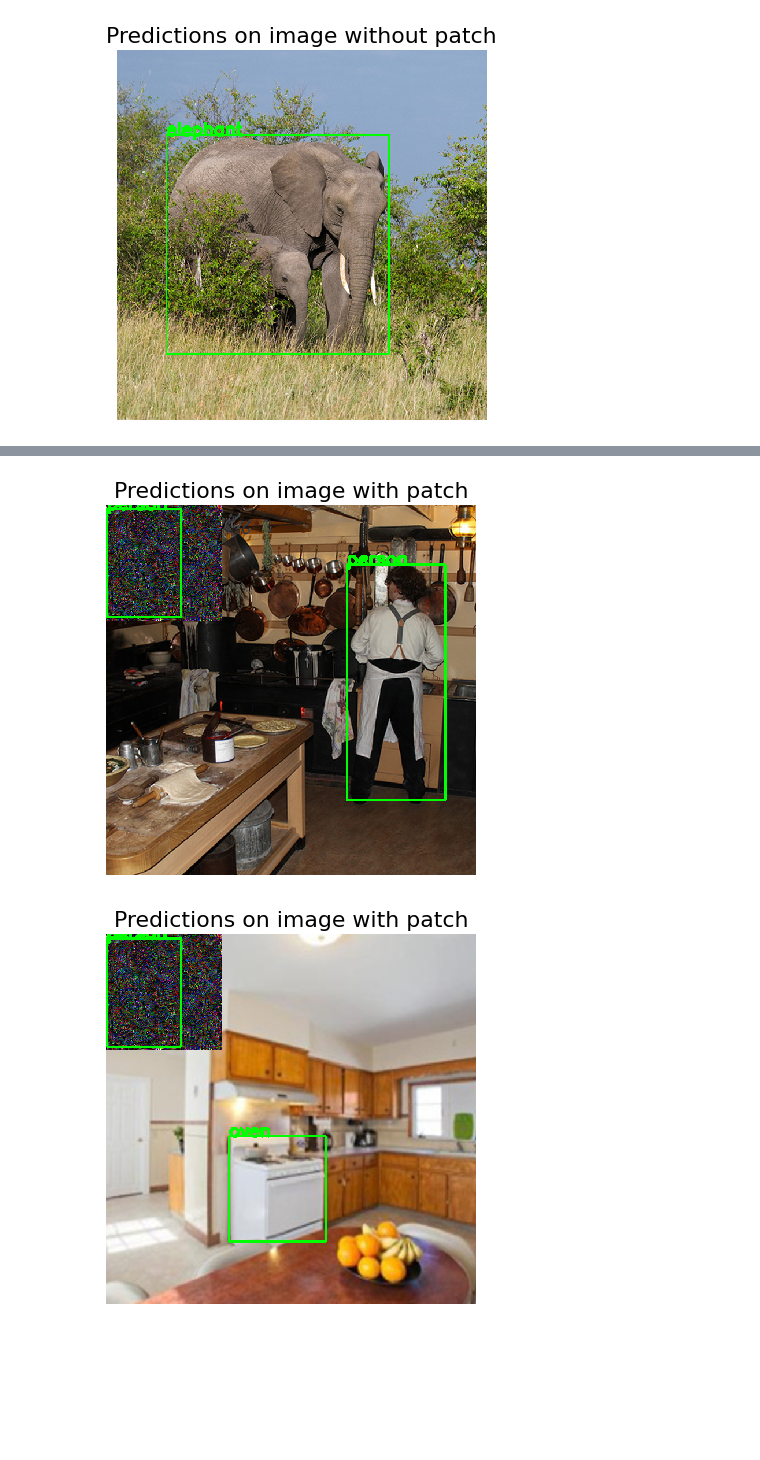
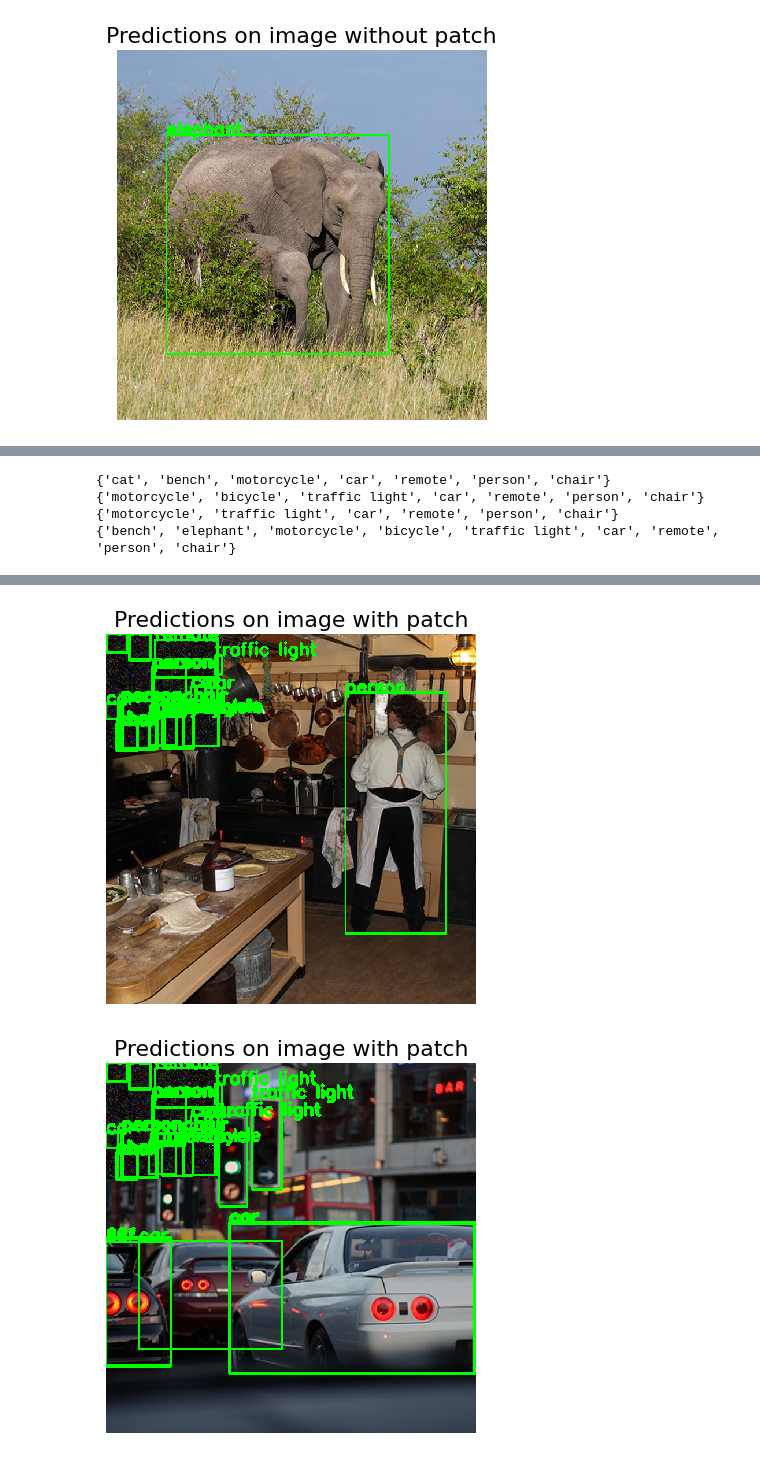
Before and after one commit to advsecurenet/advsecurenet_mp, a Jupyter notebook: dpatch_example.ipynb, the cells around one changed output, grey strips where cells are left out. Drawn from its saved outputs; the diff is of its cells as text; code cells hidden in the pictures; blank space fills up the shorter version.

Commit message:
further dpatch improvements

```diff
--- a/dpatch_example.ipynb
+++ b/dpatch_example.ipynb
@@ -682,0 +641,15 @@ Training Step: %i 1000
+# %%
+coco_images_new = [coco_images[0], coco_images[1], coco_images[3], coco_images[4]]
+y_new = [y[0], y[1], y[3], y[4]]
+# %%
+from advsecurenet.computer_vision.object_detection.attacks.adversarial_patch_based.dpatch import DPatchAttackConfig
+config = DPatchAttackConfig(
+    object_detector=detector,
+    patch_shape=(3, 200, 200),
+    learning_rate=learning_rate,
+    max_iter=200,
+    batch_size=batch_size,
+    verbose=True,
+)
+ap = DPatch(config)
+res = ap.attack(x=coco_images_new, y=y_new, target_label=None, mask=None)
@@ -683,14 +661,15 @@ Training Step: %i 1000
 # %%
-patched_images = ap.apply_patch(coco_images[:-1])
+coco_images_new = np.array(coco_images_new)
+patched_images = ap.apply_patch(coco_images_new)
 input_batch_np = patched_images.detach().cpu().numpy()
 dets = detector.predict(input_batch_np)
 for i in range(len(dets)):
     preds_orig = extract_predictions(dets[i], 0.8)
     plot_image_with_boxes(img=input_batch_np[i].transpose(1,2,0).copy(), boxes=preds_orig[1], pred_cls=preds_orig[0],
                            title="Predictions on image with patch")
-
-
-# for i in range(len(dets)):
-#     preds_orig = extract_predictions(dets[i], 0.8)
-#     plot_image_with_boxes(img=coco_images[i].transpose(1,2,0).copy(), boxes=preds_orig[1], pred_cls=preds_orig[0], title="Predictions on image without patch")
+    print(set(preds_orig[0]))
 # %% [output]
+{'cat', 'bench', 'motorcycle', 'car', 'remote', 'person', 'chair'}
+{'motorcycle', 'bicycle', 'traffic light', 'car', 'remote', 'person', 'chair'}
+{'motorcycle', 'traffic light', 'car', 'remote', 'person', 'chair'}
+{'bench', 'elephant', 'motorcycle', 'bicycle', 'traffic light', 'car', 'remote', 'person', 'chair'}
@@ -698,2 +677,2 @@ for i in range(len(dets)):
-[figure, old version]
+[figure, new version]
-[figure, old version]
+[figure, new version]
```
Also changed, not shown: parts of 8 cells of this notebook, 3 other files.
